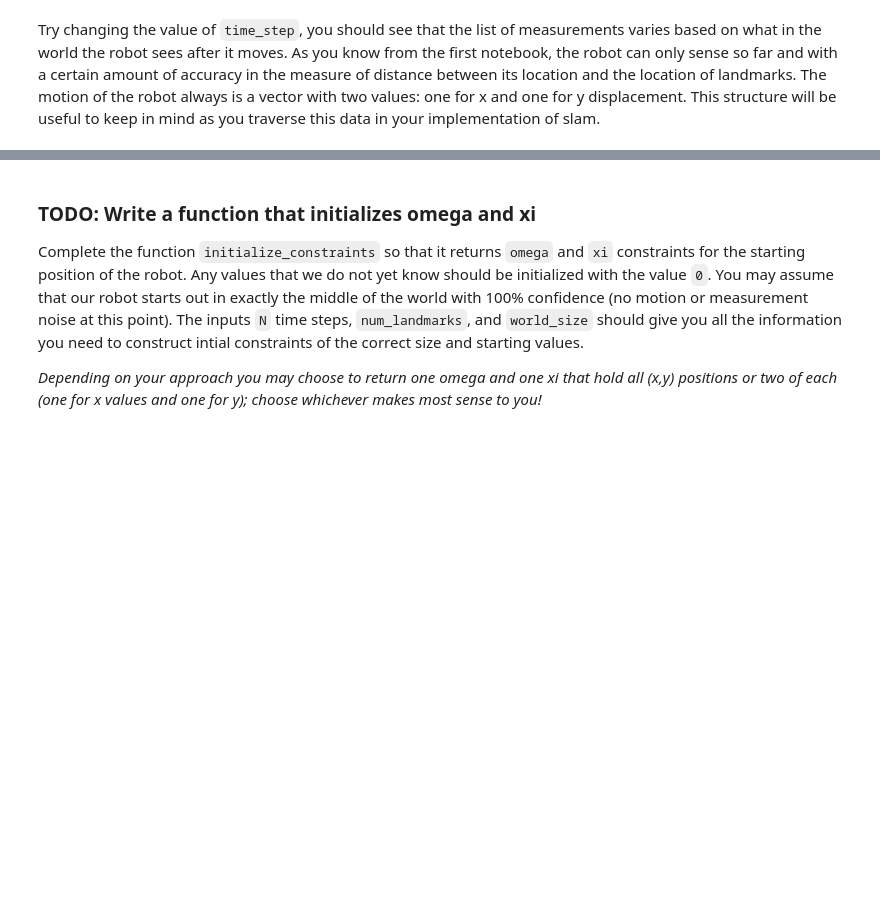
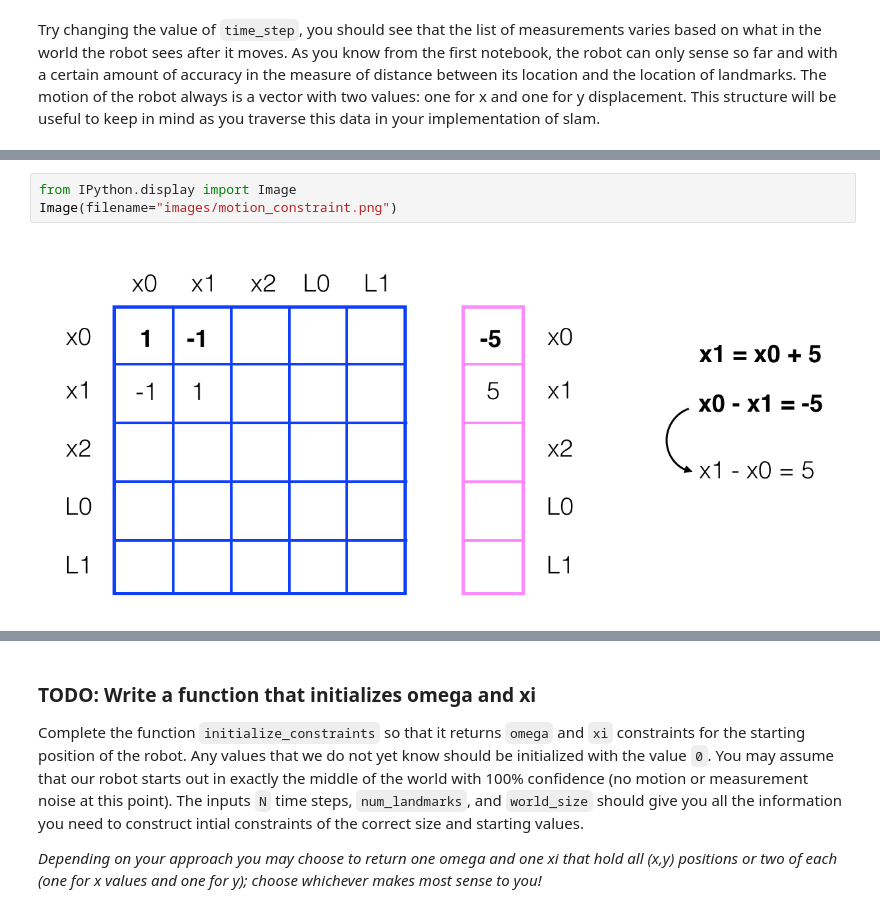
Before and after one commit to rabbiahmed/Implement-SLAM, a Jupyter notebook: 3. Landmark Detection and Tracking.ipynb, the cells around one changed output, grey strips where cells are left out. Saved outputs shown, nothing was run; the diff lists cells and outputs as text; blank space fills up the shorter version.

Commit message:
Checked and updated the botebook 2 and 3 image rendering

```diff
--- a/3. Landmark Detection and Tracking.ipynb
+++ b/3. Landmark Detection and Tracking.ipynb
@@ -105,0 +97,5 @@ You may also choose to create two of each omega and xi (one for x and one for y
+# %%
+from IPython.display import Image
+Image(filename="images/motion_constraint.png")
+# %% [output]
+[figure, added]
```
Also changed, not shown: parts of 4 cells of this notebook.
